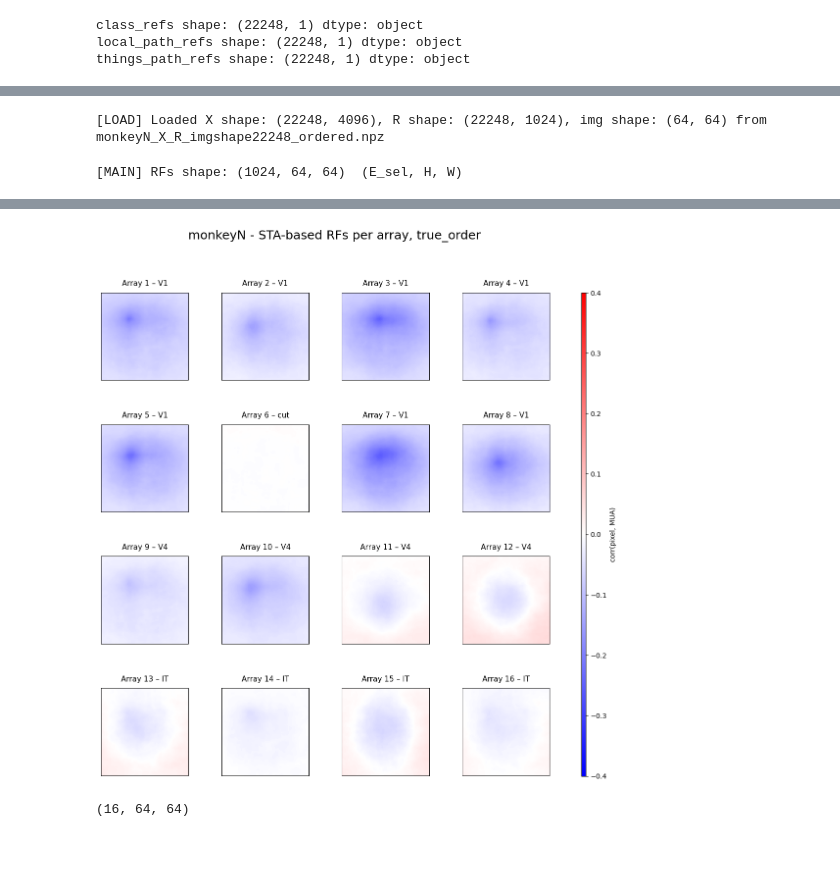
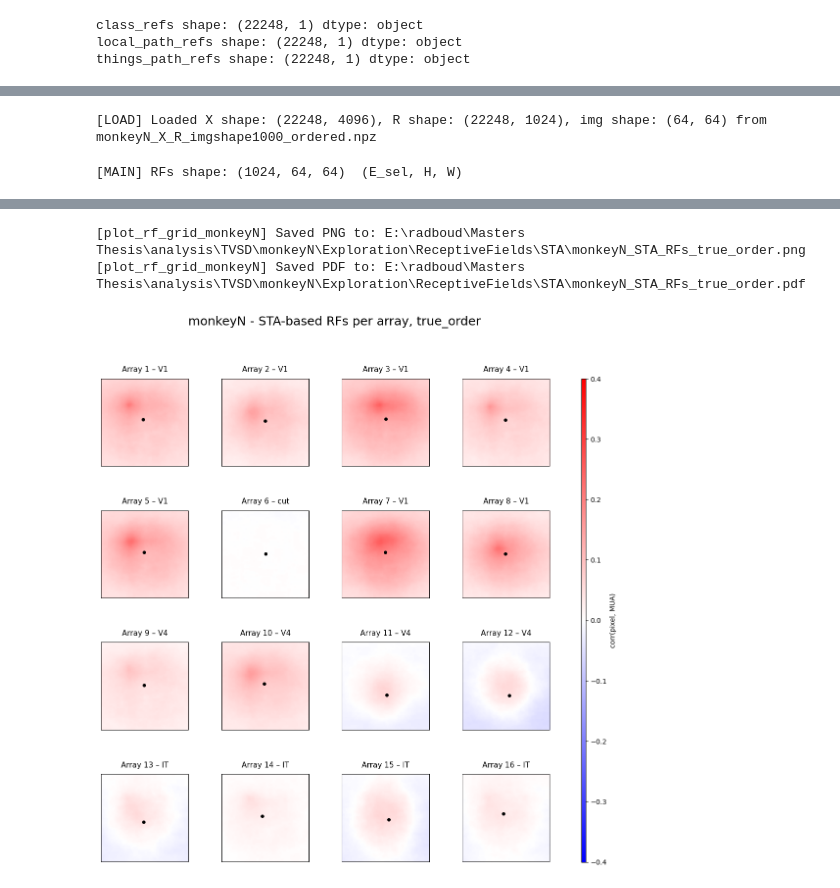
Before and after one commit to rvodila/SlavsForSight, a Jupyter notebook: code/lfp_img_merge/receptive fields/rf_STA.ipynb, the cells around one changed output, grey strips where cells are left out. Drawn from its saved outputs; the diff is of its cells as text; code cells hidden in the pictures; blank space fills up the shorter version.

Commit message:
center estimate

```diff
--- a/code/lfp_img_merge/receptive fields/rf_STA.ipynb
+++ b/code/lfp_img_merge/receptive fields/rf_STA.ipynb
@@ -17,11 +18,11 @@ from os.path import join
 # ---------- DIR ----------
 wd = r"E:\radboud\Masters Thesis"
 # image-side tree
-image_side_dir = join(wd, 'source data', 'image data')
+image_side_dir = join(wd, 'data', 'source data', 'image data')
 things_dir = join(image_side_dir, 'THINGS')
 object_images_dir = os.path.join(things_dir,"images_THINGS", "object_images")
 # ephys side tree
-ephys_side_dir = join(wd, 'source data', 'neural data')
+ephys_side_dir = join(wd, 'data', 'source data', 'neural data')
 tvsd_dir = join(ephys_side_dir, 'TVSD')
 log_path = join(tvsd_dir, monkey, '_logs')
 image_MUA_mapping = join(log_path, 'things_imgs.mat') # mapping
@@ -327,6 +395,7 @@ import numpy as np
 def plot_rf_grid_monkeyN(
         rf_per_array, array2area,
         shuffle_suffix, vlim=(-0.5, 0.5),
+        params_per_array=None, std_coeff=2.0,
         save_dir=None, basename="RFs_monkeyN",
         dpi=300
         ):
@@ -339,6 +408,10 @@ def plot_rf_grid_monkeyN(
         {1: 'V1', 2: 'V1', ..., 6: 'cut/unknown', ...}
     vlim: tuple (vmin, vmax) or None
         Color limits for imshow. If None, symmetric around 0 using global max.
+    params_per_array: dict or None
+        Optional ellipse params with keys RFX/RFY/STDX/STDY (per array).
+    std_coeff: float
+        Scales ellipse width/height (in std units).
     """
     n_arrays, H, W = rf_per_array.shape
     assert n_arrays == 16, "Expected 16 arrays for Monkey N"
@@ -385,6 +458,12 @@ def plot_rf_grid_monkeyN(
         )
         ax.add_patch(rect)
 
+        if params_per_array is not None:
+            cx = params_per_array["RFX"][idx]
+            cy = params_per_array["RFY"][idx]
+            if np.isfinite([cx, cy]).all():
+                ax.plot(cx, cy, marker="o", markersize=4, color="black")
+
         array_num = idx + 1  # 1-based
         area = array2area.get(array_num, "unknown")
         ax.set_title(f"Array {array_num} – {area}", fontsize=11, pad=10)
@@ -496,7 +575,7 @@ W = int(loaded["W"])
 
 print(f"[LOAD] Loaded X shape: {X.shape}, R shape: {R.shape}, img shape: {(H, W)} from {file_name}")
 # %% [output]
-[LOAD] Loaded X shape: (22248, 4096), R shape: (22248, 1024), img shape: (64, 64) from monkeyN_X_R_imgshape22248_ordered.npz
+[LOAD] Loaded X shape: (22248, 4096), R shape: (22248, 1024), img shape: (64, 64) from monkeyN_X_R_imgshape1000_ordered.npz
 # %%
 # Fit model
 RFs, used = corr_rf(X, R, H, W, elec_indices=None, verbose=False)
@@ -528,6 +607,8 @@ E, H, W = RFs.shape
 assert E == 1024, "Expected 1024 electrodes for 16 Utah arrays"
 # reshape to (16 arrays, 64 electrodes per array, H, W) and average over electrodes
 rf_per_array = RFs.reshape(16, 64, H, W).mean(axis=1)   # (16, H, W)
+# flip sign for modeling/plotting if desired
+rf_per_array_model = -rf_per_array
 
 # determine shuffling
 if shuffle_mapping:
@@ -536,15 +617,54 @@ else:
     shuffle_suffix = 'true_order'
 
 
-save_dir = None# join(ana_monkey_dir, 'Exploration', 'ReceptiveFields', 'STA')
-#os.makedirs(save_dir, exist_ok=True)
+save_dir =  join(ana_monkey_dir, 'Exploration', 'ReceptiveFields', 'STA')
+os.makedirs(save_dir, exist_ok=True)
 basename = f'{monkey}_STA_RFs_{shuffle_suffix}'
-#rf_save_path = os.path.join(save_dir, f"{basename}_rf_per_array.npy")
-#np.save(rf_save_path, rf_per_array)
-#print(f"[MAIN] Saved rf_per_array to: {rf_save_path}")
+rf_save_path = os.path.join(save_dir, f"{basename}_rf_per_array.npy")
+np.save(rf_save_path, rf_per_array)
+print(f"[MAIN] Saved rf_per_array to: {rf_save_path}")
+
+# params per array estimated directly from array-averaged RFs
+rfx_arr = np.full(16, np.nan, dtype=float)
+rfy_arr = np.full(16, np.nan, dtype=float)
+stdx_arr = np.full(16, np.nan, dtype=float)
+stdy_arr = np.full(16, np.nan, dtype=float)
+for i in range(16):
+    mx, my = rf_center_top_percentile(rf_per_array_model[i], pct=2.0, use_abs=True)
+    _, _, sx, sy = rf_moments_ellipse(rf_per_array_model[i], use_abs=True)
+    rfx_arr[i] = mx
+    rfy_arr[i] = my
+    stdx_arr[i] = sx
+    stdy_arr[i] = sy
+params_per_array = {"RFX": rfx_arr, "RFY": rfy_arr, "STDX": stdx_arr, "STDY": stdy_arr}
+
+# diagnostics for ellipse params (pixel units)
+def qstats(x):
+    return np.nanmin(x), np.nanmedian(x), np.nanmax(x)
+
+valid = np.isfinite(stdx_arr) & np.isfinite(stdy_arr) & np.isfinite(rfx_arr) & np.isfinite(rfy_arr)
+stdx_v = stdx_arr[valid]
+stdy_v = stdy_arr[valid]
+rfx_v = rfx_arr[valid]
+rfy_v = rfy_arr[valid]
+print("[DIAG] RF size stats (stdx) min/med/max:", qstats(stdx_v))
+print("[DIAG] RF size stats (stdy) min/med/max:", qstats(stdy_v))
+print("[DIAG] RF center stats (rfx) min/med/max:", qstats(rfx_v))
+print("[DIAG] RF center stats (rfy) min/med/max:", qstats(rfy_v))
+print("[DIAG] Image size (H, W):", (H, W))
+
+std_coeff = 2.0
+print("[DIAG] Ellipse diameter (2*std_coeff*std) medians:",
+      2 * std_coeff * np.nanmedian(stdx_v), 2 * std_coeff * np.nanmedian(stdy_v))
+basename_params = f"{monkey}_STA_RFs_params_{shuffle_suffix}"
+params_save_path = os.path.join(save_dir, f"{basename_params}_rf_params_per_array.npz")
+np.savez(params_save_path, **params_per_array)
+print(f"[MAIN] Saved params_per_array to: {params_save_path}")
 
 # plot 16 averaged RFs (Utah arrays)
 plot_rf_grid_monkeyN(
-        rf_per_array, array2area, shuffle_suffix=shuffle_suffix,
-        vlim=(-0.4, 0.4), basename=basename, save_dir=save_dir)
+        rf_per_array_model, array2area, shuffle_suffix=shuffle_suffix,
+        vlim=(-0.4, 0.4),
+        params_per_array=params_per_array, std_coeff=2.0,
+        basename=basename, save_dir=save_dir)
 # %% [output]
@@ -551,5 +679,3 @@ plot_rf_grid_monkeyN(
+[plot_rf_grid_monkeyN] Saved PNG to: E:\radboud\Masters Thesis\analysis\TVSD\monkeyN\Exploration\ReceptiveFields\STA\monkeyN_STA_RFs_true_order.png
+[plot_rf_grid_monkeyN] Saved PDF to: E:\radboud\Masters Thesis\analysis\TVSD\monkeyN\Exploration\ReceptiveFields\STA\monkeyN_STA_RFs_true_order.pdf
-[figure, old version]
+[figure, new version]
-# %%
-rf_per_array.shape
-# %% [output]
-(16, 64, 64)
```
Also changed, not shown: parts of 5 cells of this notebook, 2 other files.
